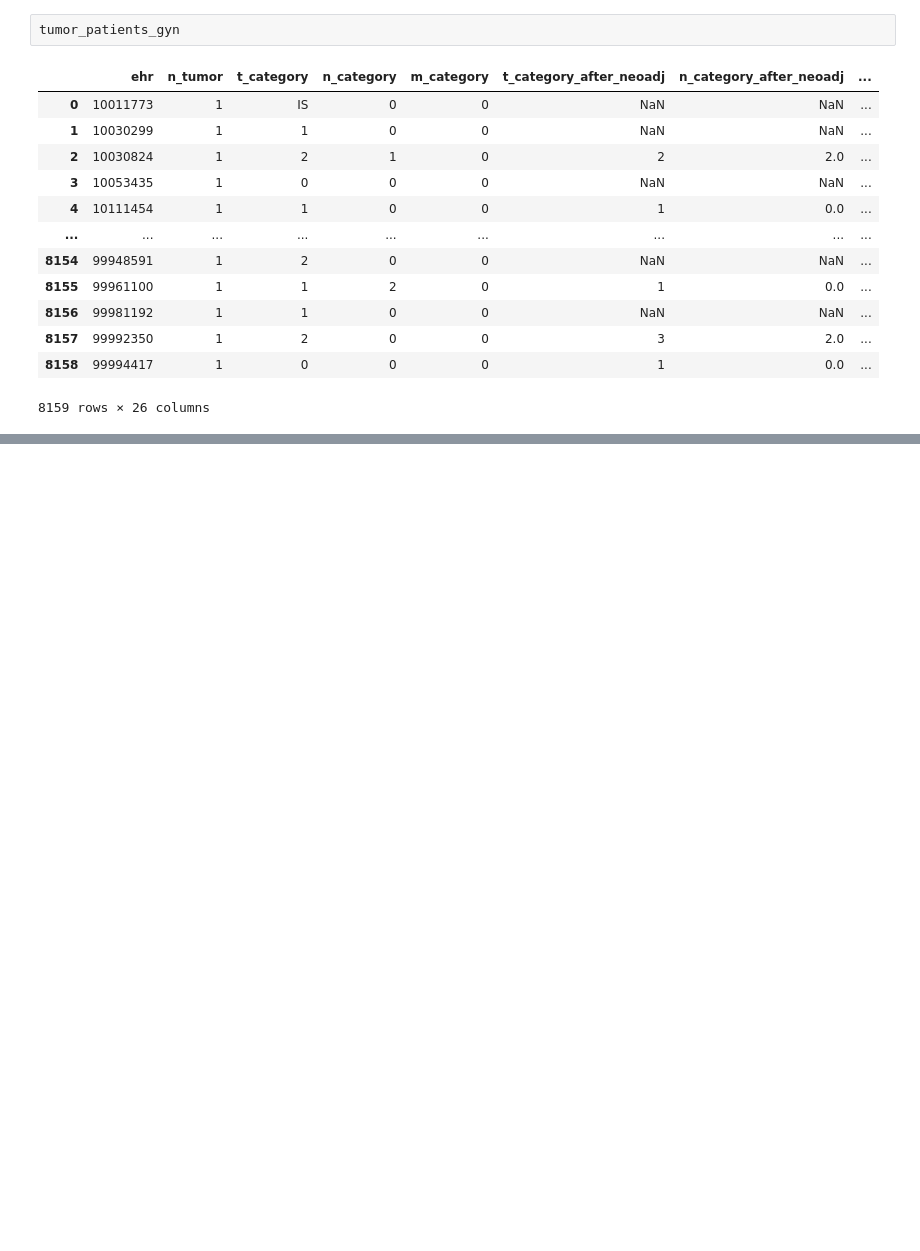
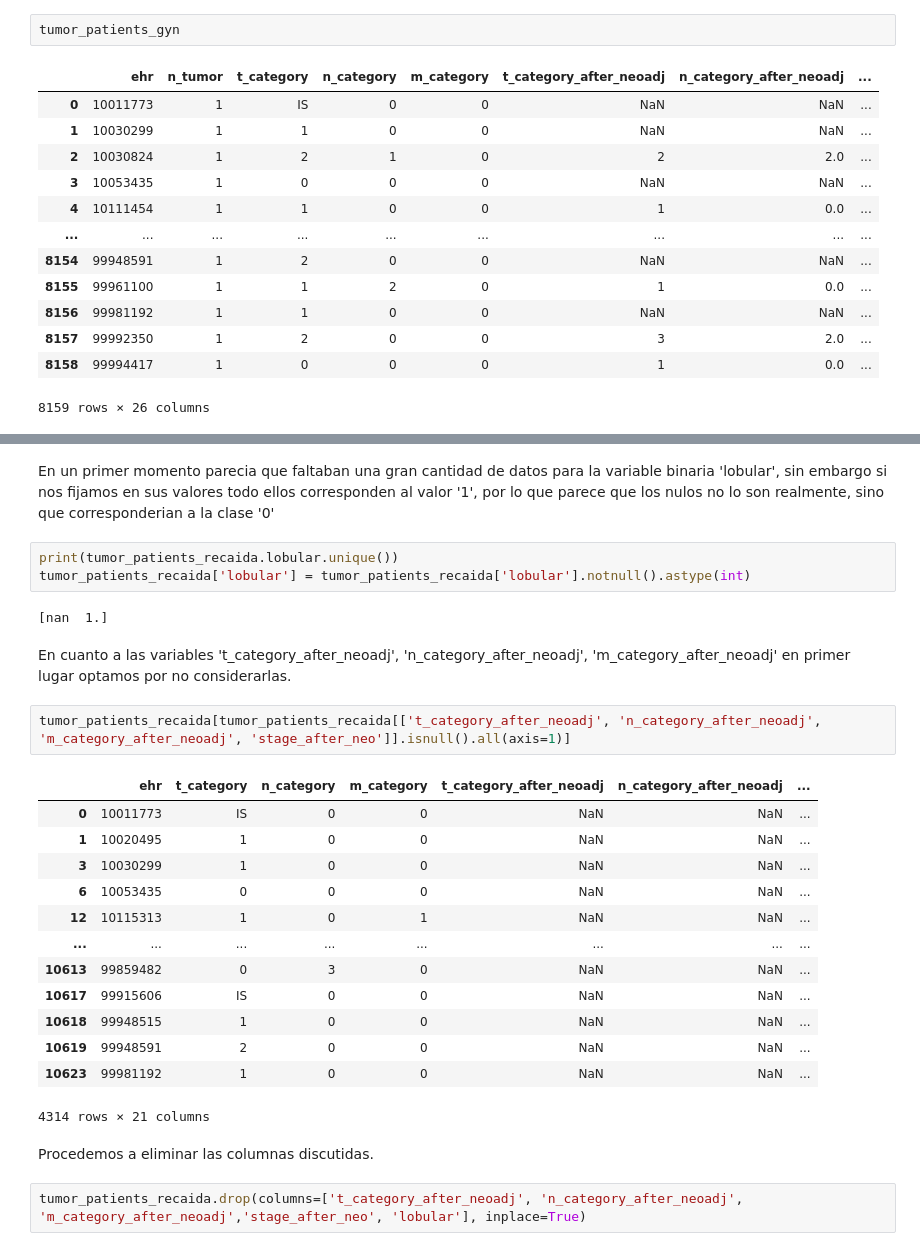
Before and after one commit to MrGG14/cancer_mama, a Jupyter notebook: code/preprocessing.ipynb, the cells around one changed output, grey strips where cells are left out. Saved outputs shown, nothing was run; the diff lists cells and outputs as text; blank space fills up the shorter version.

```diff
--- a/code/preprocessing.ipynb
+++ b/code/preprocessing.ipynb
@@ -617,0 +654,29 @@ tumor_patients_recaida
+# %% [markdown]
+En un primer momento parecia que faltaban una gran cantidad de datos para la variable binaria 'lobular', sin embargo si nos fijamos en sus valores todo ellos corresponden al valor '1', por lo que parece que los nulos no lo son realmente, sino que corresponderian a la clase '0'
+# %%
+print(tumor_patients_recaida.lobular.unique())
+tumor_patients_recaida['lobular'] = tumor_patients_recaida['lobular'].notnull().astype(int)
+# %% [output]
+[nan  1.]
+# %% [markdown]
+En cuanto a las variables 't_category_after_neoadj', 'n_category_after_neoadj', 'm_category_after_neoadj' en primer lugar optamos por no considerarlas.
+# %%
+tumor_patients_recaida[tumor_patients_recaida[['t_category_after_neoadj', 'n_category_after_neoadj', 'm_category_after_neoadj', 'stage_after_neo']].isnull().all(axis=1)]
+# %% [output]
+|  | ehr | t_category | n_category | m_category | t_category_after_neoadj | n_category_after_neoadj | ... |
+| 0 | 10011773 | IS | 0 | 0 | NaN | NaN | ... |
+| 1 | 10020495 | 1 | 0 | 0 | NaN | NaN | ... |
+| 3 | 10030299 | 1 | 0 | 0 | NaN | NaN | ... |
+| 6 | 10053435 | 0 | 0 | 0 | NaN | NaN | ... |
+| 12 | 10115313 | 1 | 0 | 1 | NaN | NaN | ... |
+| ... | ... | ... | ... | ... | ... | ... | ... |
+| 10613 | 99859482 | 0 | 3 | 0 | NaN | NaN | ... |
+| 10617 | 99915606 | IS | 0 | 0 | NaN | NaN | ... |
+| 10618 | 99948515 | 1 | 0 | 0 | NaN | NaN | ... |
+| 10619 | 99948591 | 2 | 0 | 0 | NaN | NaN | ... |
+| 10623 | 99981192 | 1 | 0 | 0 | NaN | NaN | ... |
+4314 rows × 21 columns
+# %% [markdown]
+Procedemos a eliminar las columnas discutidas.
+# %%
+tumor_patients_recaida.drop(columns=['t_category_after_neoadj', 'n_category_after_neoadj', 'm_category_after_neoadj','stage_after_neo', 'lobular'], inplace=True)
```
Also changed, not shown: parts of 58 cells of this notebook.
